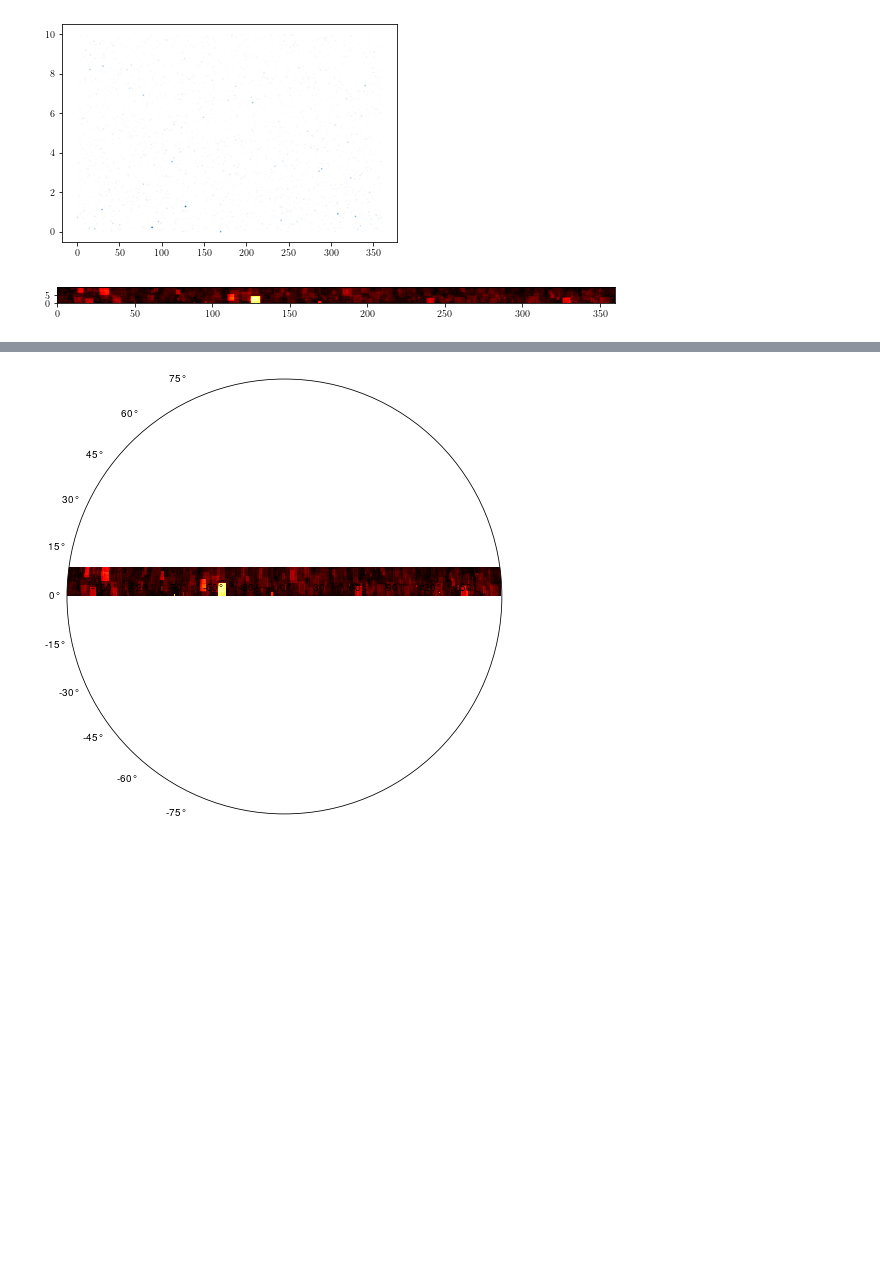
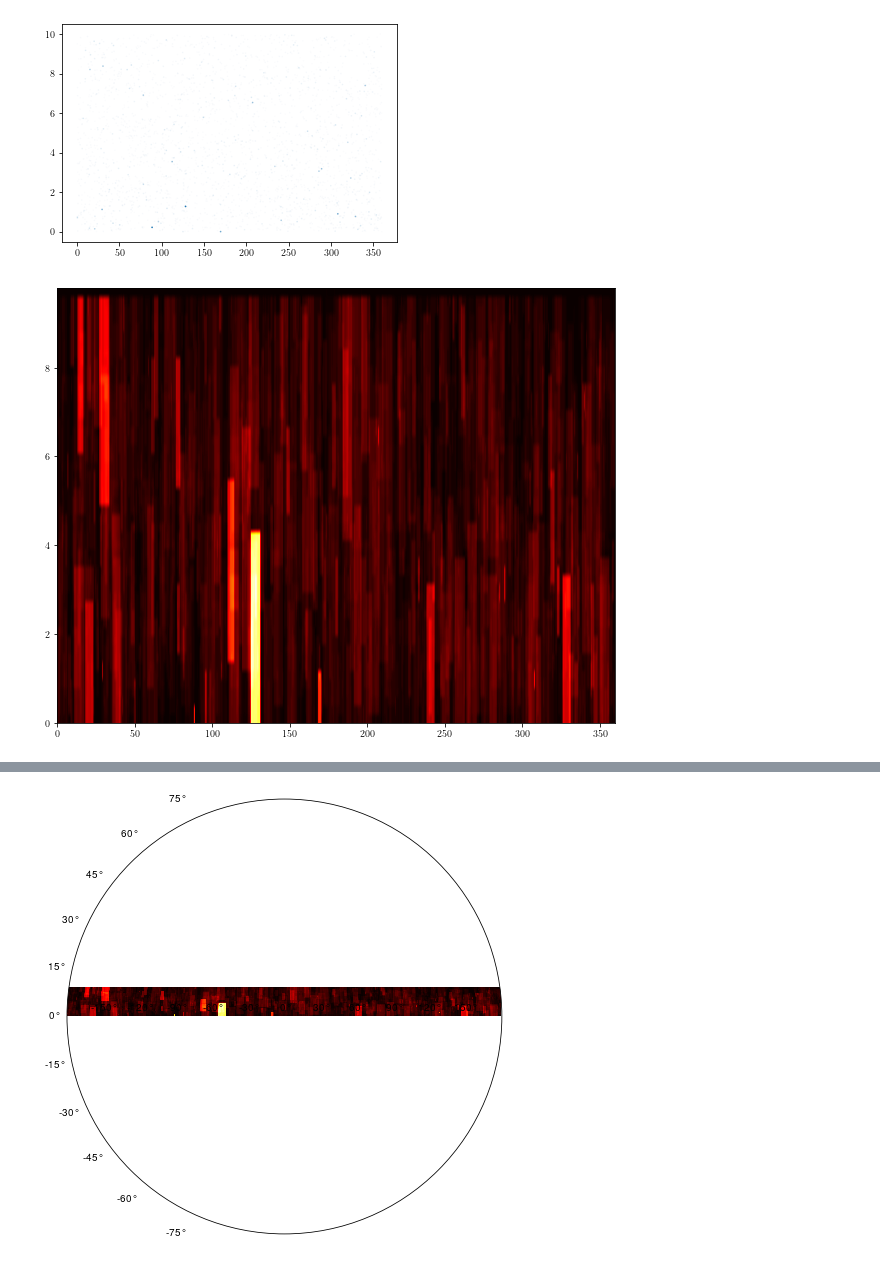
Before and after one commit to MeighenBergerS/dmpoint, a Jupyter notebook: notebooks/sky_hotspots_density.ipynb, the cells around one changed output, grey strips where cells are left out. Drawn from its saved outputs; the diff is of its cells as text; code cells hidden in the pictures; blank space fills up the shorter version.

```diff
--- a/notebooks/sky_hotspots_density.ipynb
+++ b/notebooks/sky_hotspots_density.ipynb
@@ -94,7 +96,7 @@ def weight_constructor(path_to_file: str) -> UnivariateSpline:
     weights_arr = np.nan_to_num(theoretical_predictions[2] / theoretical_predictions[3])
     # weights_arr[weights_arr > 1] = 1
     return UnivariateSpline(egrid, weights_arr, k=1, s=0)
-weights = weight_constructor("..\\data\\simulated_data_bkgrd_store_bckgrd_benchmark.p")
+weights = weight_constructor("..\\data\\simulated_data_bkgrd_store_benchmark.pkl")
 plt.semilogy(np.linspace(2., 9., 100), weights(np.linspace(0., 10., 100)))
 # %% [output]
 [<matplotlib.lines.Line2D at 0x...>]
@@ -137,8 +139,8 @@ plt.scatter(weighted_data[:, 0], weighted_data[:, 1], s=0.5, alpha=weighted_data
 # %%
 # The sky grid
 minimal_resolution = 0.2
-ra_grid = np.arange(0., 360., 0.2)
-decl_grid = np.arange(0., 10., 0.2)
+ra_grid = np.arange(0., 360., minimal_resolution)
+decl_grid = np.arange(0., 10., minimal_resolution)
 # %%
 # Binning function
 def binning_function(event_dic, ra_grid, decl_grid):
@@ -172,9 +174,9 @@ density_grid = binning_function(weighted_data, ra_grid, decl_grid)
 # %%
 fig = plt.figure(figsize=(10, 8))
 plt.imshow(density_grid,
            extent=(np.amin(ra_grid), np.amax(ra_grid),
                    np.amin(decl_grid), np.amax(decl_grid)),
-           cmap=cm.hot, origin='lower')
+           cmap=cm.hot, origin='lower', aspect='auto')
 plt.savefig("..\\pics\\heat_map.png", dpi=100)
 # %% [output]
-[figure, old version]
+[figure, new version]
```
Also changed, not shown: parts of 15 cells of this notebook, 3 other files.
